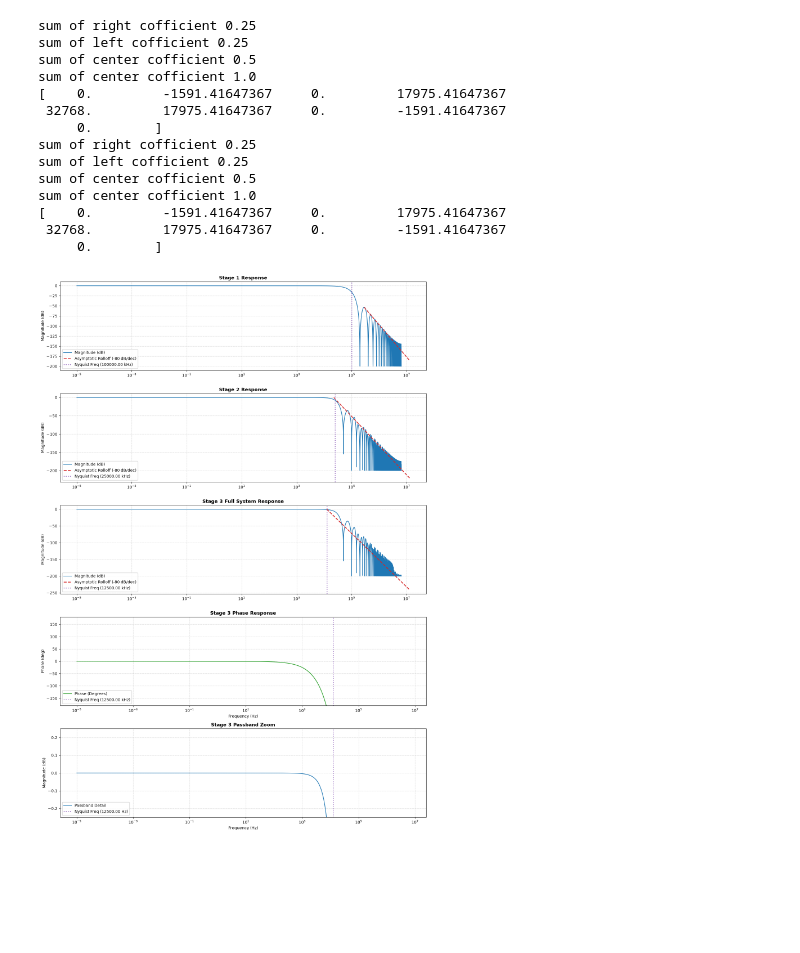
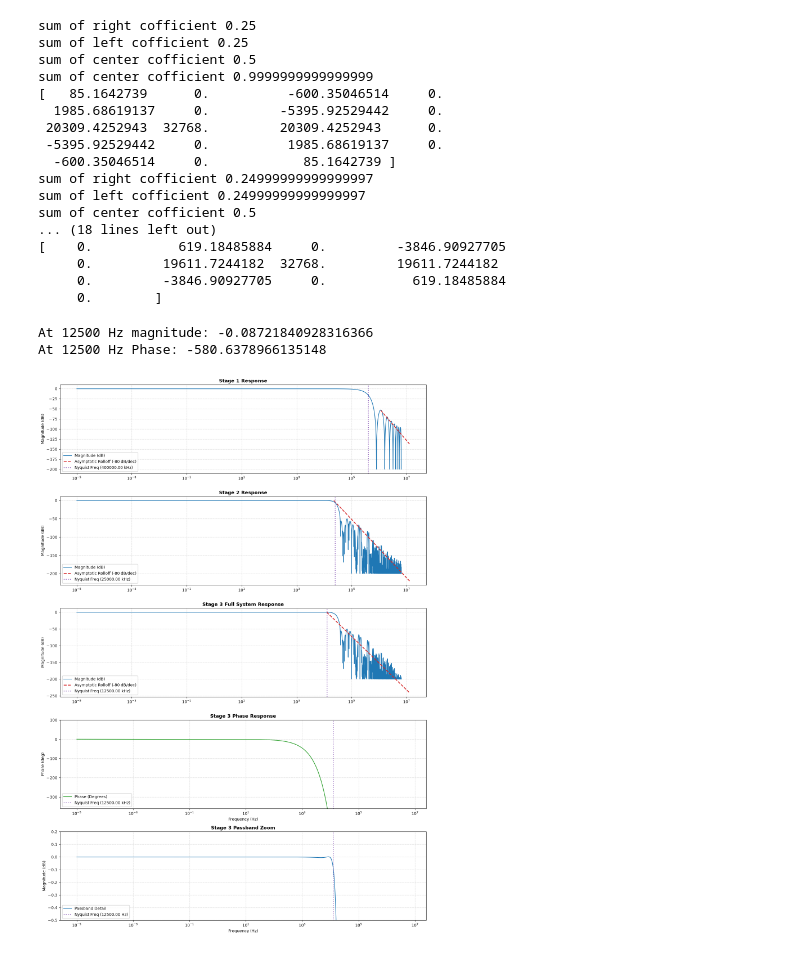
Before and after one commit to jay-p-semi/decimation-filter, a Jupyter notebook: python_simulation/sd_mod_and_3_stage_cic.ipynb, the cells around one changed output. Saved outputs shown, nothing was run; the diff lists cells and outputs as text; code cells hidden in the pictures; blank space fills up the shorter version.

```diff
--- a/python_simulation/sd_mod_and_3_stage_cic.ipynb
+++ b/python_simulation/sd_mod_and_3_stage_cic.ipynb
@@ -191,7 +191,7 @@ class ThreeStageCIC:
 
         # self.is_ir = signal.firwin2(self.is_taps, freqs, desired_mags)
 
-    def plot_total_tf(self):
+    def plot_total_tf(self, f_signal=10000):
         """
         Calculates the total transfer function referenced to the high-speed input
         sample rate and plots its magnitude response in log scale.
@@ -208,6 +208,8 @@ class ThreeStageCIC:
         f_main_khz = self.f_main
         fs_khz = self.fs
 
+        print(f'At {f_signal} Hz magnitude: {mag_db[np.argmin(np.abs(f_main_khz - f_signal))]}')
+        print(f'At {f_signal} Hz Phase: {phase_deg[np.argmin(np.abs(f_main_khz - f_signal))]}')
         # Define stage configurations: (mag_data, decimation_factor, f_slope_start, start_db, title)
         stages = [
             (
@@ -268,7 +270,8 @@ class ThreeStageCIC:
         ax_phase.set_xscale("log")
         ax_phase.set_xlabel("Frequency (Hz)")
         ax_phase.set_ylabel("Phase (deg)")
-        ax_phase.set_ylim(-180, 180)
+        ax_phase.set_ylim(-360, 100)
+        # ax_phase.set_xlim(1e-5,1e4)
         ax_phase.set_title("Stage 3 Phase Response", fontweight="bold")
         ax_phase.grid(True, which="both", linestyle="--", alpha=0.5)
         ax_phase.legend(loc="lower left", framealpha=0.9)
@@ -281,7 +284,7 @@ class ThreeStageCIC:
         ax_zoom.axvline(f_nyq_hz,color="#9467bd",linestyle=":",linewidth=2,label=f"Nyquist Freq ({f_nyq_hz:.2f} Hz)",)
 
         ax_zoom.set_xscale("log")
-        ax_zoom.set_ylim(-0.25, 0.25)
+        ax_zoom.set_ylim(-0.5, 0.2)
         ax_zoom.set_xlabel("Frequency (Hz)")
         ax_zoom.set_ylabel("Magnitude (dB)")
         ax_zoom.set_title("Stage 3 Passband Zoom", fontweight="bold")
@@ -331,6 +334,7 @@ class ThreeStageCIC:
         t_out1 = np.arange(len(out1)) * self.R1
         t_out2 = np.arange(len(out2)) * (self.R1 * self.R2)
         t_out3 = np.arange(len(out3)) * (self.R1 * self.R2 * self.R3)
+
 
         # print(f'stage 1 p-p value: {self.calculate_clean_peak_to_peak(out1, t_out1, 40000)}')
         # print(f'stage 2 p-p value: {self.calculate_clean_peak_to_peak(out2, t_out2, 40000)}')
@@ -396,6 +400,13 @@ class ThreeStageCIC:
 
         # upsample_factor = 32
         # reconstructed_signal = signal.resample(settled_output, len(settled_output) * upsample_factor)
+        # pos_peak = np.max(reconstructed_signal)
+        # neg_peak = np.min(reconstructed_signal)
+        # v_p2p    = pos_peak - neg_peak
+
+        # print(f"Positive Peak: {pos_peak:.6f} V")
+        # print(f"Negative Peak: {neg_peak:.6f} V")
+        # print(f"True Peak-Peak:{v_p2p:.6f} V")
         # axs[4].plot(np.arange(len(reconstructed_signal))*self.R1 * self.R2 * self.R3, reconstructed_signal, color='b', marker='s')
         # axs[4].set_title(f'reconstructed_signal')
         # axs[4].set_ylabel('Amplitude')
@@ -408,32 +419,37 @@ class ThreeStageCIC:
         plt.show()
 # %%
 fs_high = 12800000
-f_signal = 9000
-duration = 0.005
+f_signal = 12500
+duration = 0.02
 phi_deg = 0
 phi_rad = np.deg2rad(phi_deg)  # or np.radians(phi_deg)
 
 # hb_taps = log2(R2) if r2 4  len 2 re = 8 len = 3
-decimator = ThreeStageCIC(R1=64, R2=4, R3=2, cic_order=4, fs =fs_high, hb_taps=[9, 9], is_taps=21, fin=12500)
+decimator = ThreeStageCIC(R1=16, R2=16, R3=2, cic_order=4, fs =fs_high, hb_taps=[19,17,15,13], is_taps=9, fin=12500)
 # %% [output]
 sum of right cofficient 0.25
 sum of left cofficient 0.25
 sum of center cofficient 0.5
-sum of center cofficient 1.0
-[    0.         -1591.41647367     0.         17975.41647367
- 32768.         17975.41647367     0.         -1591.41647367
+sum of center cofficient 0.9999999999999999
+[   85.1642739      0.          -600.35046514     0.
+  1985.68619137     0.         -5395.92529442     0.
+ 20309.4252943  32768.         20309.4252943      0.
+ -5395.92529442     0.          1985.68619137     0.
+  -600.35046514     0.            85.1642739 ]
+sum of right cofficient 0.24999999999999997
+sum of left cofficient 0.24999999999999997
+sum of center cofficient 0.5
+... (18 lines left out)
+[    0.           619.18485884     0.         -3846.90927705
+     0.         19611.7244182  32768.         19611.7244182
+     0.         -3846.90927705     0.           619.18485884
      0.        ]
-sum of right cofficient 0.25
-sum of left cofficient 0.25
-sum of center cofficient 0.5
-sum of center cofficient 1.0
-[    0.         -1591.41647367     0.         17975.41647367
- 32768.         17975.41647367     0.         -1591.41647367
-     0.        ]
 # %%
-decimator.plot_total_tf()
+decimator.plot_total_tf(f_signal)
 # %% [output]
+At 12500 Hz magnitude: -0.08721840928316366
+At 12500 Hz Phase: -580.6378966135148
-[figure, old version]
+[figure, new version]
 # %%
 class DeltaSigmaModulator:
     def __init__(self, order=1, output_format='bipolar'):
```
Also changed, not shown: parts of 1 cell of this notebook, 3 other files.
